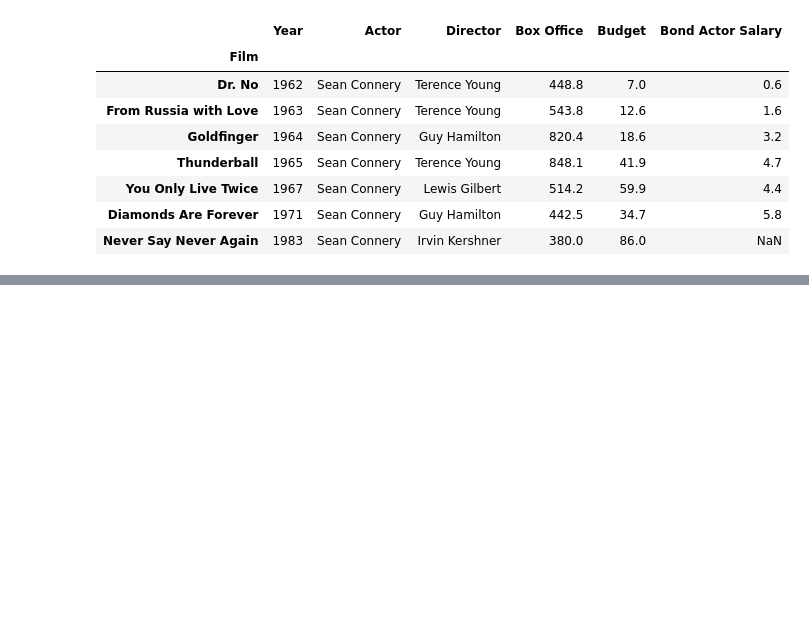
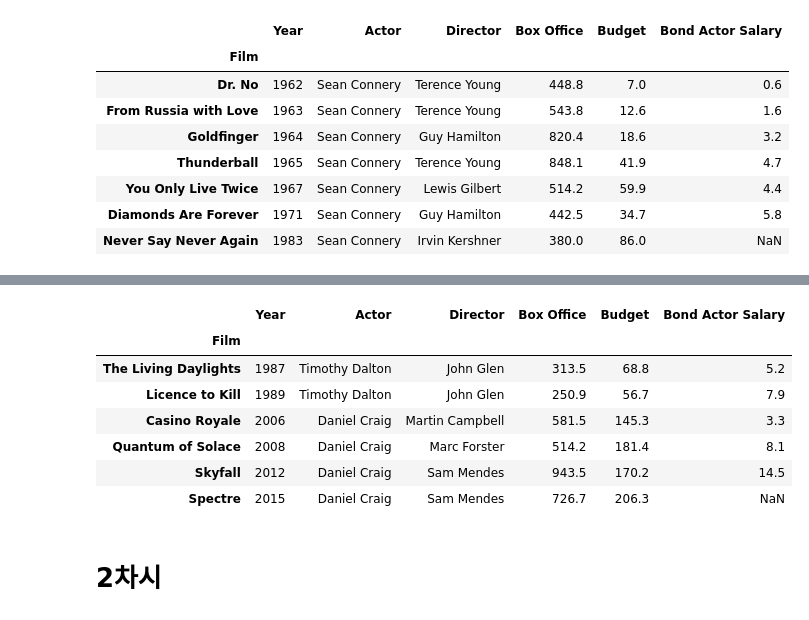
Before and after one commit to hanbinChae/Python-learning-univ, a Jupyter notebook: 빅데이터분석응용/경기과학기술대학교_202263020_채한빈_8주차.ipynb, the cells around one changed output, grey strips where cells are left out. Cells and saved outputs as stored; diff of their text form; code cells hidden in the pictures; blank space fills up the shorter version.

```diff
--- a/빅데이터분석응용/경기과학기술대학교_202263020_채한빈_8주차.ipynb
+++ b/빅데이터분석응용/경기과학기술대학교_202263020_채한빈_8주차.ipynb
@@ -497,0 +548,14 @@ bond.query("Actor == 'Sean Connery'") #조건식 한줄로 작성 가능,(큰,
+# %%
+bond.query("Actor in ['Timothy Dalton', 'Daniel Craig']")
+# 파이썬 기본 연산인 in 활용 가능
+# %% [output]
+|  | Year | Actor | Director | Box Office | Budget | Bond Actor Salary |
+| Film |  |  |  |  |  |  |
+| The Living Daylights | 1987 | Timothy Dalton | John Glen | 313.5 | 68.8 | 5.2 |
+| Licence to Kill | 1989 | Timothy Dalton | John Glen | 250.9 | 56.7 | 7.9 |
+| Casino Royale | 2006 | Daniel Craig | Martin Campbell | 581.5 | 145.3 | 3.3 |
+| Quantum of Solace | 2008 | Daniel Craig | Marc Forster | 514.2 | 181.4 | 8.1 |
+| Skyfall | 2012 | Daniel Craig | Sam Mendes | 943.5 | 170.2 | 14.5 |
+| Spectre | 2015 | Daniel Craig | Sam Mendes | 726.7 | 206.3 | NaN |
+# %% [markdown]
+# 2차시
```
Also changed, not shown: parts of 4 cells of this notebook.
